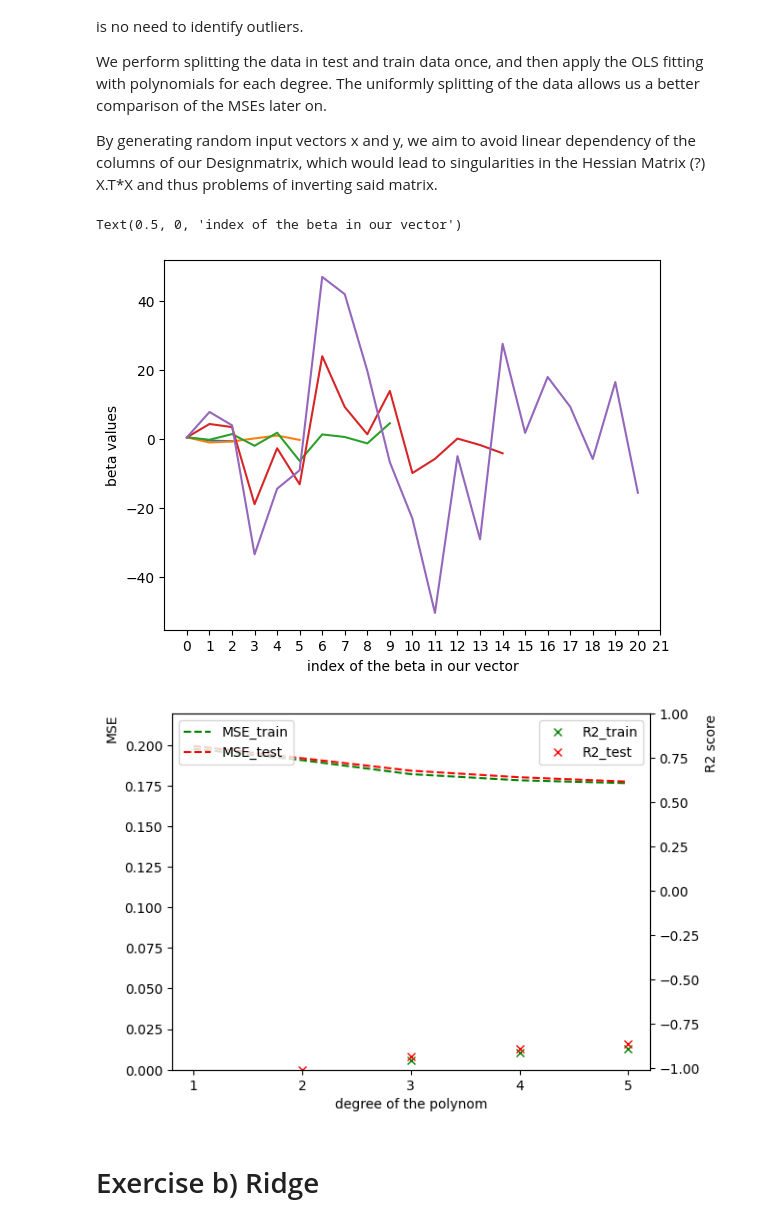
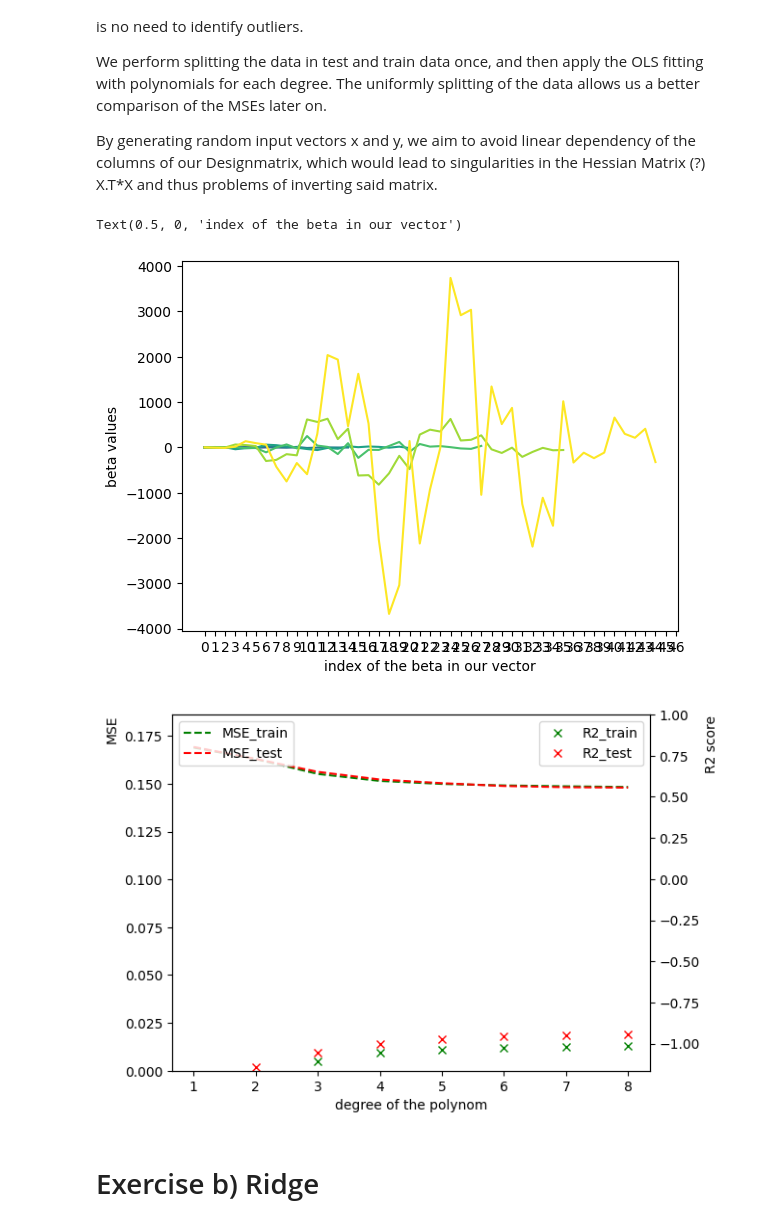
Before and after one commit to carmenpd/HWS23-MachineLearning, a Jupyter notebook: doc/carmenpd/Project-1 merged a) to c).ipynb, the cells around one changed output. Cells and saved outputs as stored; diff of their text form; code cells hidden in the pictures.

```diff
--- a/doc/carmenpd/Project-1 merged a) to c).ipynb
+++ b/doc/carmenpd/Project-1 merged a) to c).ipynb
@@ -74,7 +74,7 @@ from sklearn.linear_model import LinearRegression
 import seaborn as sns
 
 # max degree of the fitted polynomial
-degree = 5
+degree = 8
 
 # setting up the Designmatrix
 x = x.reshape(-1,1) #reshaping the meshgrid in two arrays
@@ -147,36 +147,37 @@ for i in range(1, degree+1):
 
 # plotting the MSE and R^2 - as well as beta - as functions of the polynomial degree
 fig = plt.figure()
 
 fig2, ax1 = plt.subplots()
 plt.xlabel("degree of the polynom")
 xax = np.arange(1, degree +1)
 plt.xticks(xax)
 ax2 = ax1.twinx()
 ax2.set_ylim(np.min(rsqr_train)*0.9, 1)
 ax1.set_ylim(0, np.max(MSE_test)*1.1)
 ax1.plot(xax, MSE_train, 'g--', label='MSE_train')
 ax1.plot(xax, MSE_test, 'r--', label='MSE_test')
 ax2.plot(xax, rsqr_train, 'gx', label='R2_train')
 ax2.plot(xax, rsqr_test, 'rx', label='R2_test')
 ax1.legend(loc='upper left')
 ax2.legend(loc='upper right')
 ax1.set_ylabel('MSE', loc='top')
 ax2.set_ylabel('R2 score', loc='top')
 
 # plot the beta
 fig3 = fig.subplots()
 xax2 = np.arange(0,len(X)+2)
 fig3.set_xticks(xax2)
 beta_list = np.nan_to_num(beta_list)
+colors = plt.cm.viridis(np.linspace(0, 1, degree))
 for i in range(len(beta_list)):
-	fig3.plot(np.append(z_scaler, beta_list[i]))
+	fig3.plot(np.append(z_scaler, beta_list[i]), color=colors[i])
 fig3.set_ylabel("beta values")
 fig3.set_xlabel("index of the beta in our vector")
 # %% [output]
 Text(0.5, 0, 'index of the beta in our vector')
-[figure, old version]
+[figure, new version]
-[figure, old version]
+[figure, new version]
 # %% [markdown]
 # Exercise b) Ridge
 # %%
```
Also changed, not shown: parts of 3 cells of this notebook.
